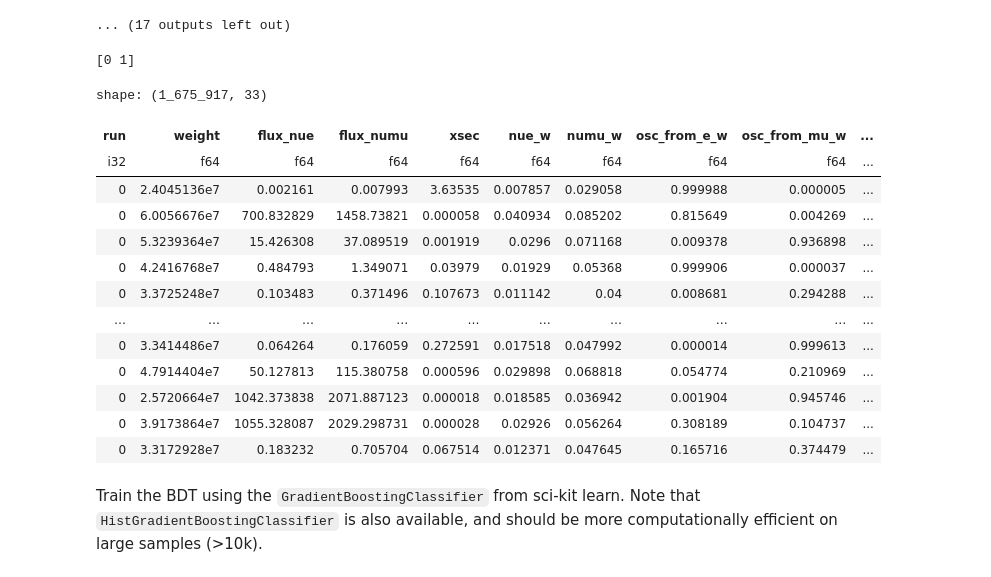
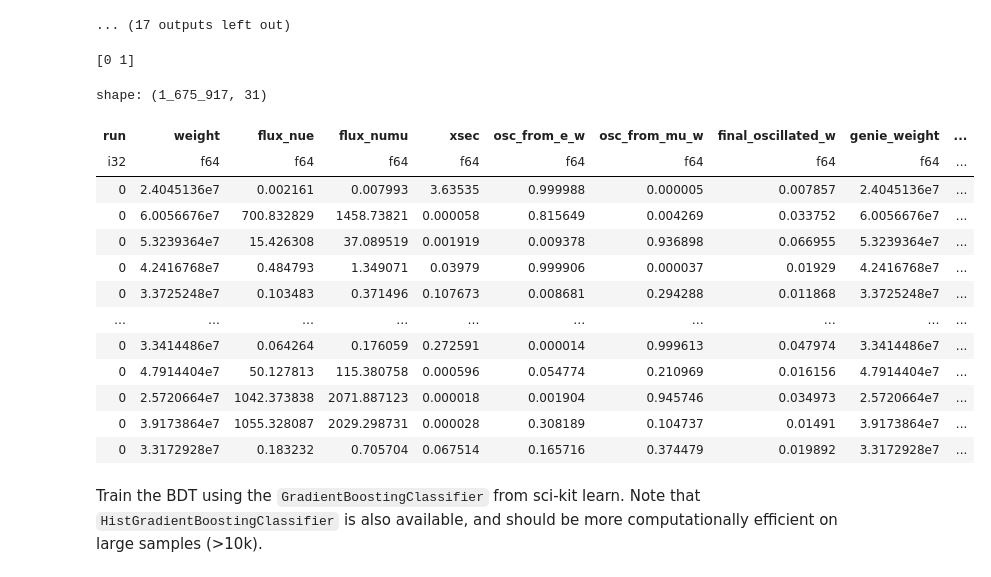
Before and after one commit to bristol-dune/atmospherics-tools, a Jupyter notebook: fast-osc-feedback/BDT-Skeleton.ipynb, the cells around one changed output. Cells and saved outputs as stored; diff of their text form; code cells hidden in the pictures.

```diff
--- a/fast-osc-feedback/BDT-Skeleton.ipynb
+++ b/fast-osc-feedback/BDT-Skeleton.ipynb
@@ -109,34 +109,34 @@ for col in data.columns:
 # %%
 from sklearn.model_selection import train_test_split
 import numpy as np
 
 # get your input data into an array which is N_events x N_variables
-X_data = data.drop("nuPDG")
+X_data = data.drop("nuPDG", "nue_w", "numu_w")
 
 # create an array of truth labels (one per event) - 0 for neutrino, 1 for anti-neutrino
 y_data = (data["nuPDG"] < 0).to_numpy().astype(int)
 y_data_uniques = np.unique(y_data)
 print(y_data_uniques)
 
 # split the data into train and test datasets
 X_train, X_test, y_train, y_test = train_test_split(X_data, y_data, random_state=0)
 X_data
 # %% [output]
 [0 1]
-shape: (1_675_917, 33)
+shape: (1_675_917, 31)
-| run | weight | flux_nue | flux_numu | xsec | nue_w | numu_w | osc_from_e_w | osc_from_mu_w | ... |
+| run | weight | flux_nue | flux_numu | xsec | osc_from_e_w | osc_from_mu_w | final_oscillated_w | genie_weight | ... |
 | i32 | f64 | f64 | f64 | f64 | f64 | f64 | f64 | f64 | ... |
-| 0 | 2.4045136e7 | 0.002161 | 0.007993 | 3.63535 | 0.007857 | 0.029058 | 0.999988 | 0.000005 | ... |
-| 0 | 6.0056676e7 | 700.832829 | 1458.73821 | 0.000058 | 0.040934 | 0.085202 | 0.815649 | 0.004269 | ... |
-| 0 | 5.3239364e7 | 15.426308 | 37.089519 | 0.001919 | 0.0296 | 0.071168 | 0.009378 | 0.936898 | ... |
-| 0 | 4.2416768e7 | 0.484793 | 1.349071 | 0.03979 | 0.01929 | 0.05368 | 0.999906 | 0.000037 | ... |
-| 0 | 3.3725248e7 | 0.103483 | 0.371496 | 0.107673 | 0.011142 | 0.04 | 0.008681 | 0.294288 | ... |
+| 0 | 2.4045136e7 | 0.002161 | 0.007993 | 3.63535 | 0.999988 | 0.000005 | 0.007857 | 2.4045136e7 | ... |
+| 0 | 6.0056676e7 | 700.832829 | 1458.73821 | 0.000058 | 0.815649 | 0.004269 | 0.033752 | 6.0056676e7 | ... |
+| 0 | 5.3239364e7 | 15.426308 | 37.089519 | 0.001919 | 0.009378 | 0.936898 | 0.066955 | 5.3239364e7 | ... |
+| 0 | 4.2416768e7 | 0.484793 | 1.349071 | 0.03979 | 0.999906 | 0.000037 | 0.01929 | 4.2416768e7 | ... |
+| 0 | 3.3725248e7 | 0.103483 | 0.371496 | 0.107673 | 0.008681 | 0.294288 | 0.011868 | 3.3725248e7 | ... |
 | … | … | … | … | … | … | … | … | … | ... |
-| 0 | 3.3414486e7 | 0.064264 | 0.176059 | 0.272591 | 0.017518 | 0.047992 | 0.000014 | 0.999613 | ... |
-| 0 | 4.7914404e7 | 50.127813 | 115.380758 | 0.000596 | 0.029898 | 0.068818 | 0.054774 | 0.210969 | ... |
-| 0 | 2.5720664e7 | 1042.373838 | 2071.887123 | 0.000018 | 0.018585 | 0.036942 | 0.001904 | 0.945746 | ... |
-| 0 | 3.9173864e7 | 1055.328087 | 2029.298731 | 0.000028 | 0.02926 | 0.056264 | 0.308189 | 0.104737 | ... |
-| 0 | 3.3172928e7 | 0.183232 | 0.705704 | 0.067514 | 0.012371 | 0.047645 | 0.165716 | 0.374479 | ... |
+| 0 | 3.3414486e7 | 0.064264 | 0.176059 | 0.272591 | 0.000014 | 0.999613 | 0.047974 | 3.3414486e7 | ... |
+| 0 | 4.7914404e7 | 50.127813 | 115.380758 | 0.000596 | 0.054774 | 0.210969 | 0.016156 | 4.7914404e7 | ... |
+| 0 | 2.5720664e7 | 1042.373838 | 2071.887123 | 0.000018 | 0.001904 | 0.945746 | 0.034973 | 2.5720664e7 | ... |
+| 0 | 3.9173864e7 | 1055.328087 | 2029.298731 | 0.000028 | 0.308189 | 0.104737 | 0.01491 | 3.9173864e7 | ... |
+| 0 | 3.3172928e7 | 0.183232 | 0.705704 | 0.067514 | 0.165716 | 0.374479 | 0.019892 | 3.3172928e7 | ... |
 # %% [markdown]
 Train the BDT using the `GradientBoostingClassifier` from sci-kit learn.  Note that `HistGradientBoostingClassifier` is also available, and should be more computationally efficient on large samples (>10k).
 # %%
```
Also changed, not shown: parts of 7 cells of this notebook, 1 other file.
